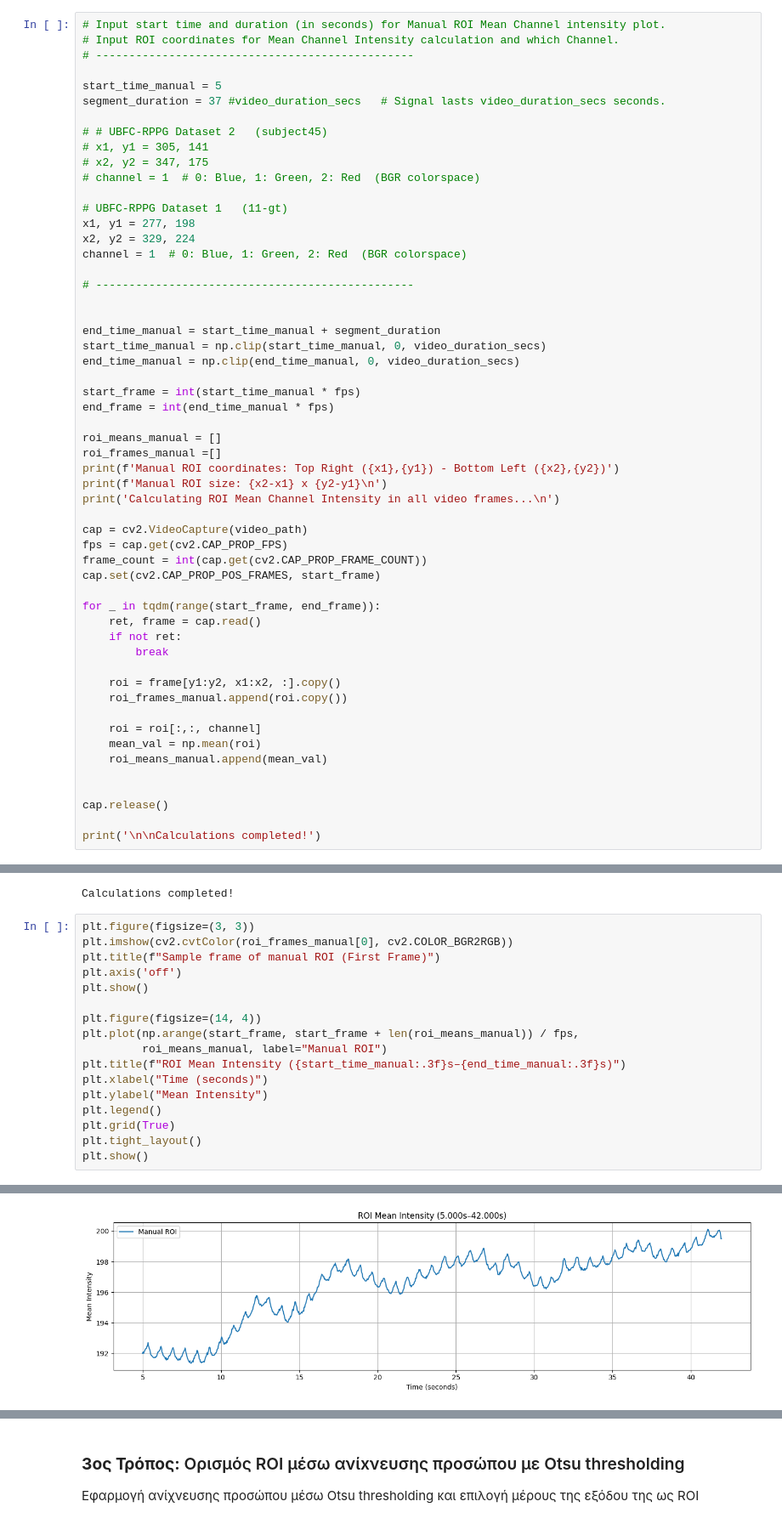
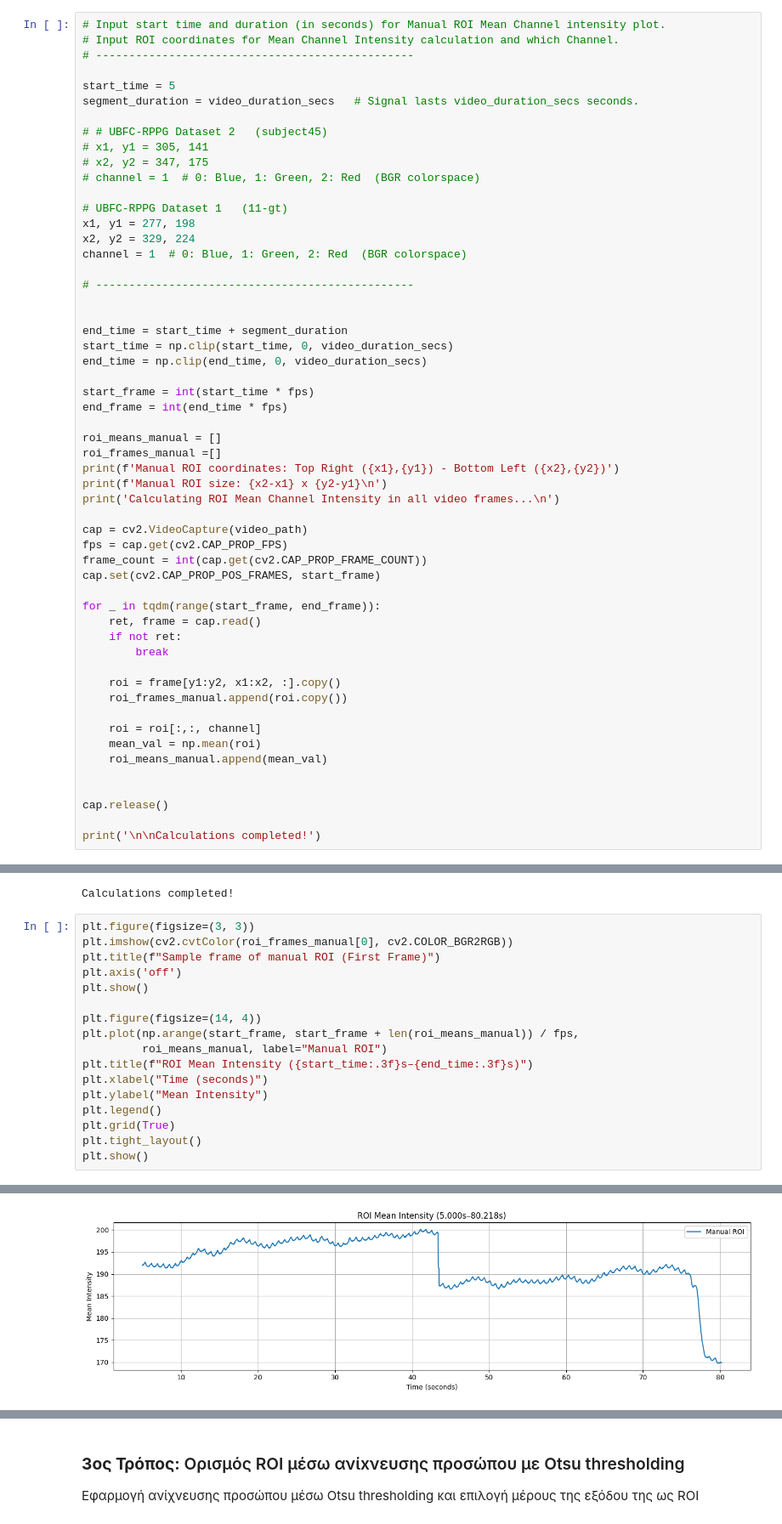
Before and after one commit to iliaxant/HR_Extraction_from_Video, a Jupyter notebook: HR_Extraction_from_Video.ipynb, the cells around one changed output, grey strips where cells are left out. Shown at 85% size. Saved outputs shown, nothing was run; the diff lists cells and outputs as text.

```diff
--- a/HR_Extraction_from_Video.ipynb
+++ b/HR_Extraction_from_Video.ipynb
@@ -276,8 +273,8 @@ Jones (Haar Cascades)
 # Input ROI coordinates for Mean Channel Intensity calculation and which Channel.
 # ------------------------------------------------
 
-start_time_manual = 5
-segment_duration = 37 #video_duration_secs   # Signal lasts video_duration_secs seconds.
+start_time = 5
+segment_duration = video_duration_secs   # Signal lasts video_duration_secs seconds.
 
 # # UBFC-RPPG Dataset 2   (subject45)
 # x1, y1 = 305, 141
@@ -292,12 +289,12 @@ channel = 1  # 0: Blue, 1: Green, 2: Red  (BGR colorspace)
 # ------------------------------------------------
 
 
-end_time_manual = start_time_manual + segment_duration
-start_time_manual = np.clip(start_time_manual, 0, video_duration_secs)
-end_time_manual = np.clip(end_time_manual, 0, video_duration_secs)
+end_time = start_time + segment_duration
+start_time = np.clip(start_time, 0, video_duration_secs)
+end_time = np.clip(end_time, 0, video_duration_secs)
 
-start_frame = int(start_time_manual * fps)
-end_frame = int(end_time_manual * fps)
+start_frame = int(start_time * fps)
+end_frame = int(end_time * fps)
 
 roi_means_manual = []
 roi_frames_manual =[]
@@ -335,20 +332,20 @@ Calculations completed!
 # %%
 plt.figure(figsize=(3, 3))
 plt.imshow(cv2.cvtColor(roi_frames_manual[0], cv2.COLOR_BGR2RGB))
 plt.title(f"Sample frame of manual ROI (First Frame)")
 plt.axis('off')
 plt.show()
 
 plt.figure(figsize=(14, 4))
 plt.plot(np.arange(start_frame, start_frame + len(roi_means_manual)) / fps,
          roi_means_manual, label="Manual ROI")
-plt.title(f"ROI Mean Intensity ({start_time_manual:.3f}s–{end_time_manual:.3f}s)")
+plt.title(f"ROI Mean Intensity ({start_time:.3f}s–{end_time:.3f}s)")
 plt.xlabel("Time (seconds)")
 plt.ylabel("Mean Intensity")
 plt.legend()
 plt.grid(True)
 plt.tight_layout()
 plt.show()
 # %% [output]
 [figure]
-[figure, old version]
+[figure, new version]
```
Also changed, not shown: parts of 23 cells of this notebook.
